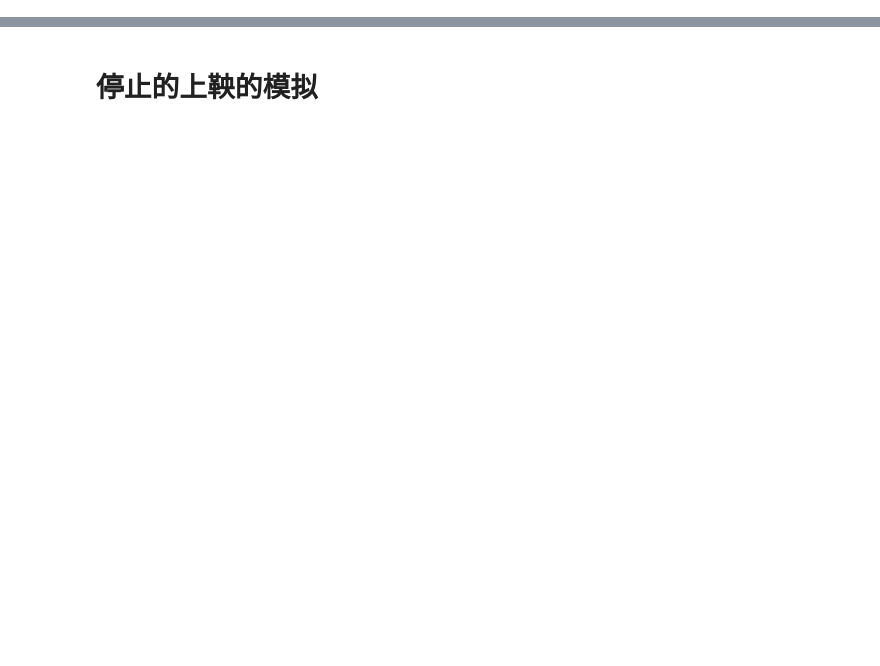
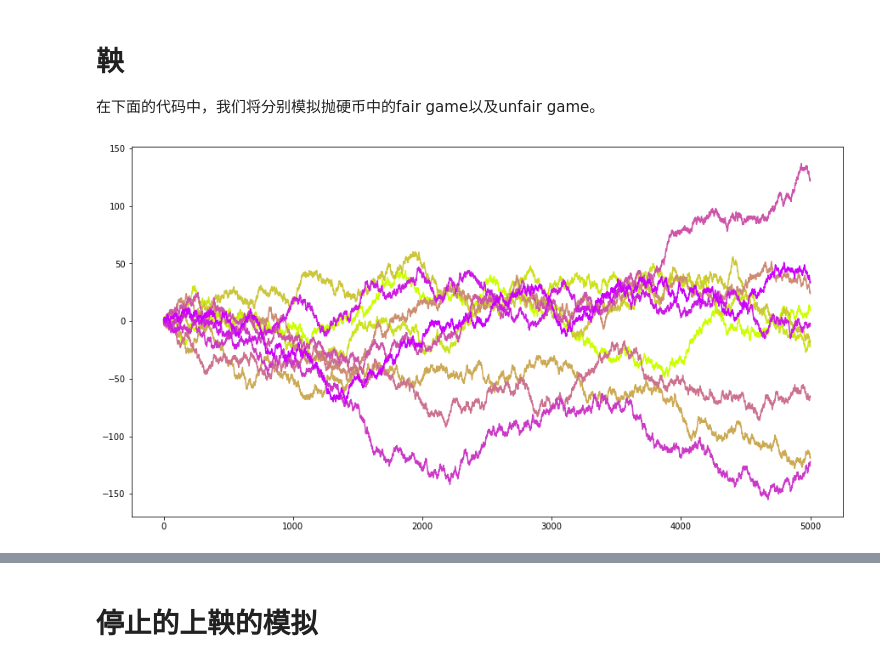
Before and after one commit to sijichun/MathStatsCode, a Jupyter notebook: notebook_python/Martingale.ipynb, the cells around one changed output, grey strips where cells are left out. Drawn from its saved outputs; the diff is of its cells as text; code cells hidden in the pictures; blank space fills up the shorter version.

```diff
--- a/notebook_python/Martingale.ipynb
+++ b/notebook_python/Martingale.ipynb
@@ -0,0 +1,33 @@
+# %% [markdown]
+# 鞅
+
+在下面的代码中，我们将分别模拟抛硬币中的fair game以及unfair game。
+# %%
+import numpy as np
+import numpy.random as nprd
+
+T=5000
+x0=0
+def gen_martingale(p):
+    X=[]
+    x=x0
+    for t in range(T):
+        x=x+(1 if nprd.uniform()<p else -1)
+        X.append(x)
+    return X
+
+import matplotlib.pyplot as plt
+%matplotlib inline
+# 设定图像大小
+plt.rcParams['figure.figsize'] = (15.0, 8.0)
+fig=plt.figure()
+N=10
+t=[t for t in range(T)]
+corlors=np.linspace(0,1,N)
+for i in range(N):
+    x=gen_martingale(0.5)
+    plt.plot(t,x,color=(0.8,1-corlors[i],corlors[i]))
+plt.show() ## 画图
+fig.savefig("martingale_coin5.pdf")
+# %% [output]
+[figure, added]
```
Also changed, not shown: parts of 2 cells of this notebook, 1 other file.
